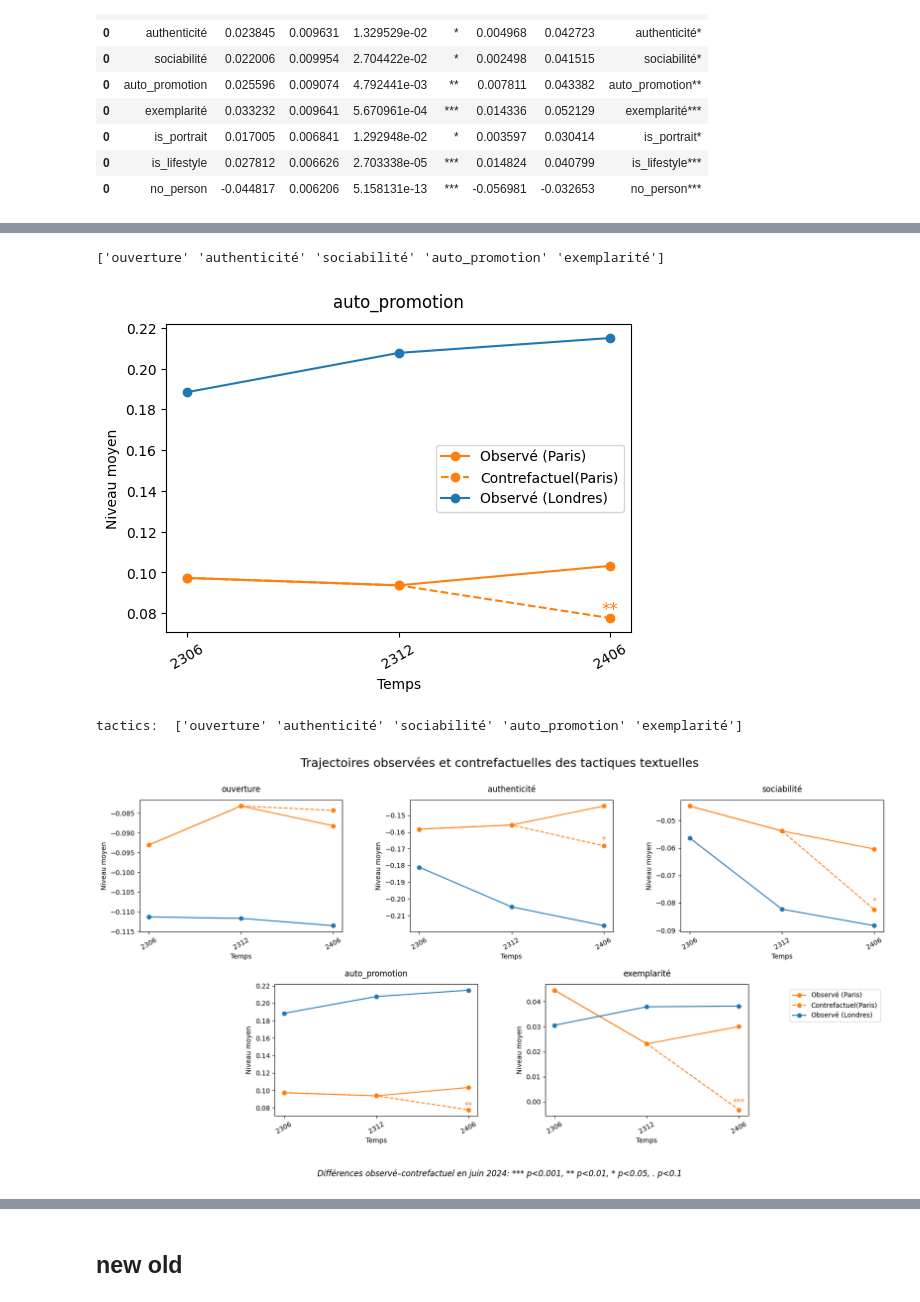
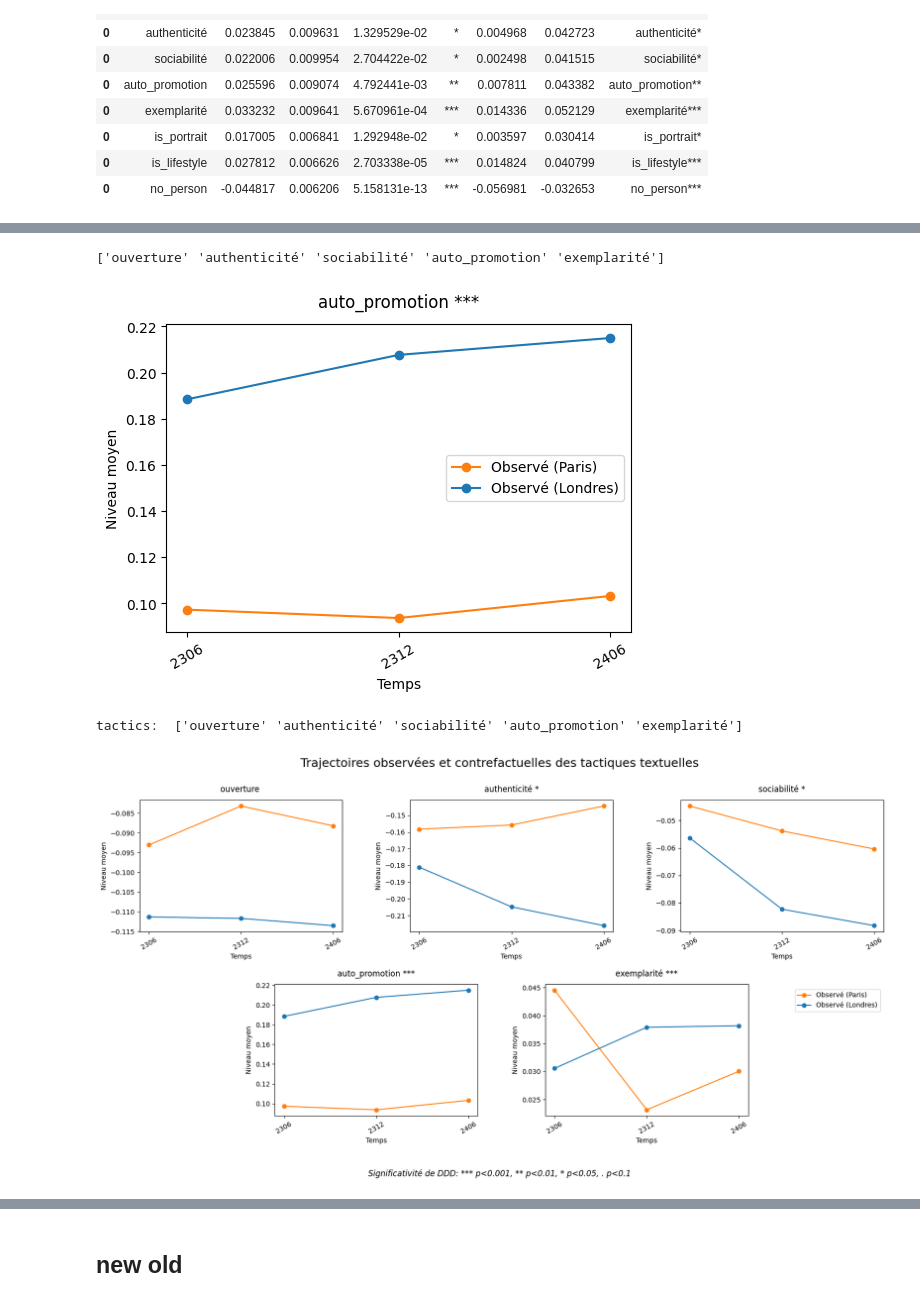
Before and after one commit to yeliu-dh/SelfPresentation_Multimodal_airbnb, a Jupyter notebook: D_stat/test_new_old_host.ipynb, the cells around one changed output, grey strips where cells are left out. Saved outputs shown, nothing was run; the diff lists cells and outputs as text; code cells hidden in the pictures.

```diff
--- a/D_stat/test_new_old_host.ipynb
+++ b/D_stat/test_new_old_host.ipynb
@@ -246,5 +261,5 @@ plt.show()
 # %%
-var='authenticité'
+var='auto_promotion'
 df=df_all.copy()
 
 formula= (f"{var} ~ C(host_identity_verified)  + review_scores_rating + has_rating +"
@@ -558,5 +708,5 @@ ddd of no_person: -0.04481708926515214 ***
 # %%
-def plot_one_cf(cf_data, axes=None, i=0,  var="authenticité", title=None, ylabel=None):
+def plot_one_cf(cf_data, axes=None, i=0,  var="authenticité", title=None, ylabel=None, cf=False):
     if not axes:
         fig, ax=plt.subplots(figsize=(6,4))
     else :
@@ -580,22 +730,22 @@ def plot_one_cf(cf_data, axes=None, i=0,  var="authenticité", title=None, ylabe
         color='tab:orange'
     )
 
-    # ---paris cf---
-    ax.plot(
-        x,
-        # paris["time"],#.map(time_map),
-        paris["y_cf"],
-        marker="o",
-        linestyle="--",
-        label="Contrefactuel(Paris)",
-        color='tab:orange'
-    )
-    # + sig
-    ddd_sig=sub[(sub['in_paris']==1)&(sub['time']=="2406")]['sig'].iloc[0]
-    # ddd_sig=ddd_data[ddd_data['variable']==var]['sig'].iiloc[0]
-    xi,yi, sig=2, paris[paris["time"]=="2406"]['y_cf'].iloc[0],ddd_sig
-    ax.text(xi, yi + 0.002, sig, ha='center',
-        color='tab:orange', fontsize=12)
+    if cf==True:
+        # ---paris cf---
+        ax.plot(
+            x,
+            # paris["time"],#.map(time_map),
+            paris["y_cf"],
+            marker="o",
+            linestyle="--",
+            label="Contrefactuel(Paris)",
+            color='tab:orange'
+        )
+        # + sig
+        ddd_sig=sub[(sub['in_paris']==1)&(sub['time']=="2406")]['sig'].iloc[0]
+        xi,yi, sig=2, paris[paris["time"]=="2406"]['y_cf'].iloc[0],ddd_sig
+        ax.text(xi, yi + 0.002, sig, ha='center',
+            color='tab:orange', fontsize=12)
 
 
     # ---london obs---
@@ -607,35 +757,37 @@ def plot_one_cf(cf_data, axes=None, i=0,  var="authenticité", title=None, ylabe
         # alpha=0.4,
         label="Observé (Londres)",
         color='tab:blue'
     )
 
     ax.set_xticks(x)
     ax.set_xticklabels(sub['time'].unique())
     ax.tick_params(axis='x', rotation=30)
 
     ylabel="Niveau moyen" if ylabel is None else ylabel
     ax.set_ylabel(ylabel)
     ax.set_xlabel("Temps")
 
     title=var if title==None else title
-    ax.set_title(f"{title}", pad=12)
+    ddd_sig=sub[(sub['in_paris']==1)&(sub['time']=="2406")]['sig'].iloc[0]
+
+    ax.set_title(f"{title} {ddd_sig}", pad=12)
     if not axes:
         ax.legend(fontsize=10)
 
     return
 
 
 df_plot=cf_data[cf_data['variable'].isin(tactics_bio)]
 print(df_plot.variable.unique())
 var='auto_promotion'
 
 plot_one_cf(cf_data=df_plot, axes=None, i=0,  var=var, title=None, ylabel=None)
 
 
 # plot_one_cf(agg_data, axes=None, i=0,  var=var, ddd_data=ddd_data, title=None, ylabel=None)
 # %% [output]
 ['ouverture' 'authenticité' 'sociabilité' 'auto_promotion' 'exemplarité']
-[figure, old version]
+[figure, new version]
 # %%
 # ---layout---
 # 使用更细的列分辨率（2 行 × 6 列），方便把第二行两个图放在中间列
@@ -685,7 +837,7 @@ fig.legend(
 
 plt.figtext(
     0.5, 0.01,
-    "Significativité des différences observé–contrefactuel en juin 2024: *** p<0.001, ** p<0.01, * p<0.05, . p<0.1",
+    "Significativité de DDD: *** p<0.001, ** p<0.01, * p<0.05, . p<0.1",
     ha="center",
     fontsize=12,
     style="italic"
@@ -699,7 +851,7 @@ plt.show()
 # 但是jo都有提升效果！
 # %% [output]
 tactics:  ['ouverture' 'authenticité' 'sociabilité' 'auto_promotion' 'exemplarité']
-[figure, old version]
+[figure, new version]
 # %%
 # ---layout---
 # 使用更细的列分辨率（2 行 × 6 列），方便把第二行两个图放在中间列
```
Also changed, not shown: parts of 56 cells of this notebook, 6 other files.
